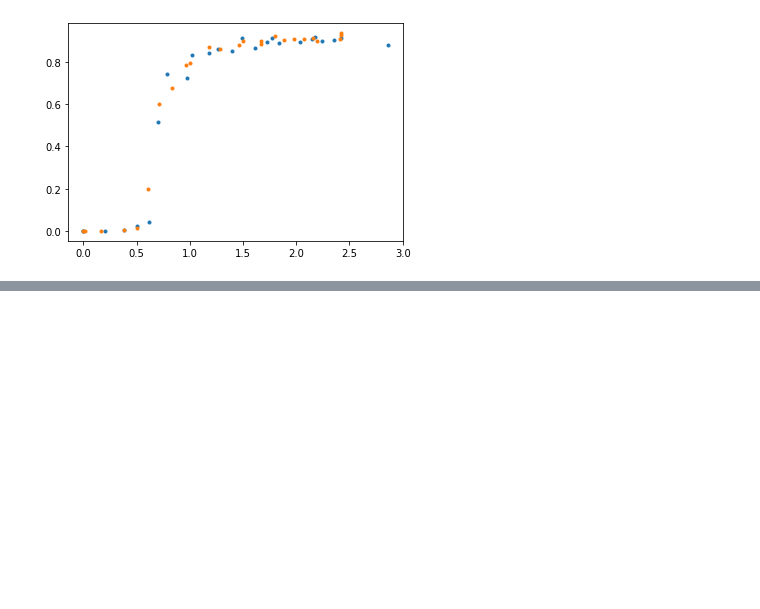
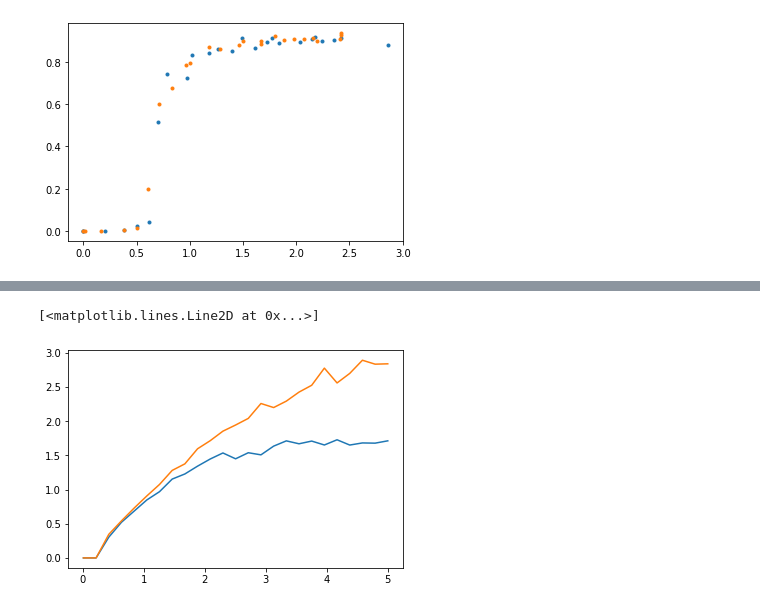
Before and after one commit to karankabbur/Significance-of-Directed-graphs-properties-in-Complex-Systems, a Jupyter notebook: Pref_preying_model.ipynb, the cells around one changed output, grey strips where cells are left out. Cells and saved outputs as stored; diff of their text form; code cells hidden in the pictures; blank space fills up the shorter version.

```diff
--- a/Pref_preying_model.ipynb
+++ b/Pref_preying_model.ipynb
@@ -362,0 +461,10 @@ df.to_csv("phi_Vs_q_B10.csv",index=False)
+# %%
+%%time
+B=200
+T=np.linspace(0.01,5,25)
+N=1000
+avg_k = 5
+
+#q_B10 = []
+
+q_B200 = list(map(gen_ppm, [(N, B, avg_k, temp) for temp in T]))
@@ -362,0 +514,10 @@ df.to_csv("phi_Vs_q_B10.csv",index=False)
+# %%
+%%time
+B=50
+T=np.linspace(0.01,5,25)
+N=1000
+avg_k = 5
+
+#q_B10 = []
+
+q_B50 = list(map(gen_ppm, [(N, B, avg_k, temp) for temp in T]))
@@ -362,0 +542,6 @@ df.to_csv("phi_Vs_q_B10.csv",index=False)
+# %%
+plt.plot(T, q_B200)
+plt.plot(T, q_B50)
+# %% [output]
+[<matplotlib.lines.Line2D at 0x...>]
+[figure, added]
```
Also changed, not shown: parts of 19 cells of this notebook, 18 other files.
